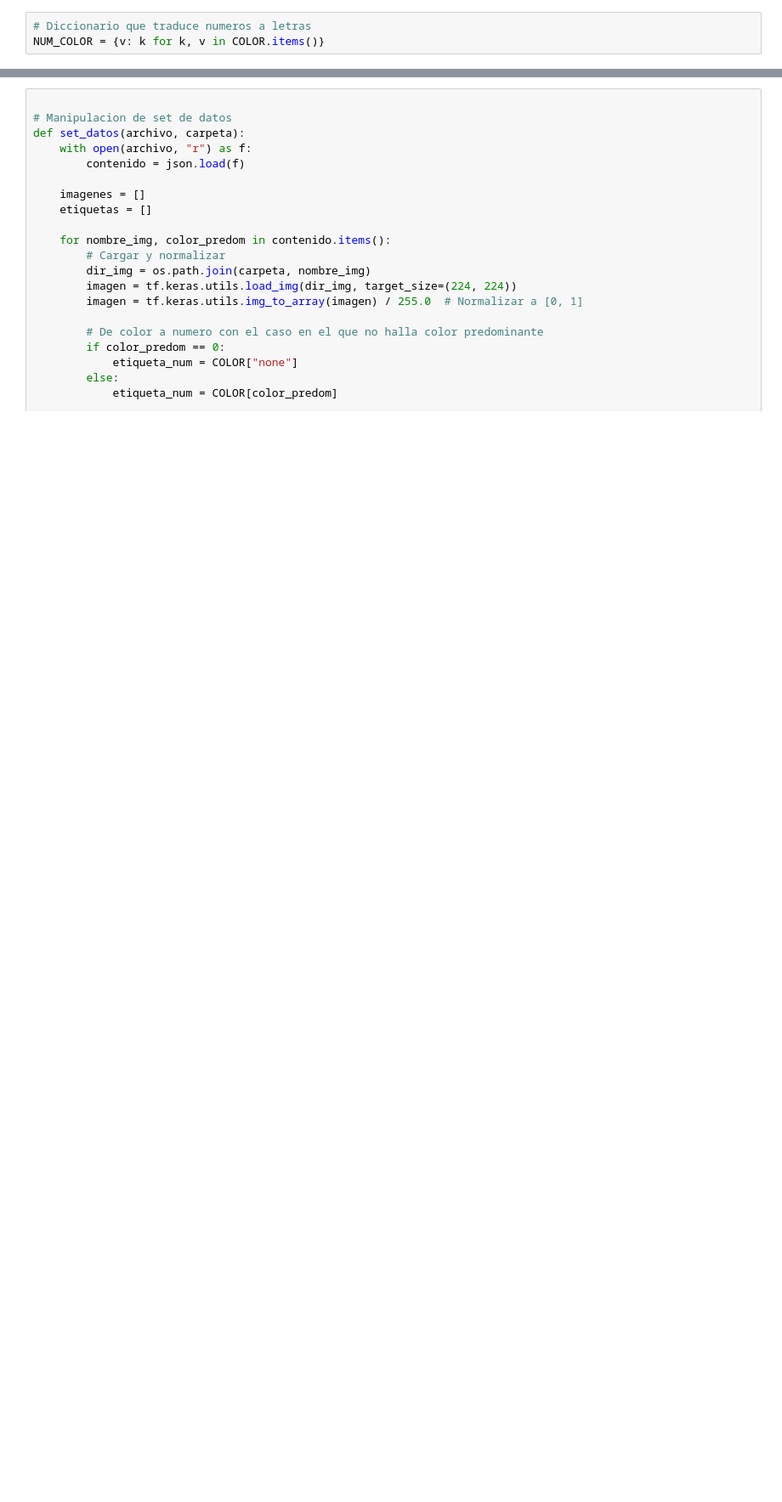
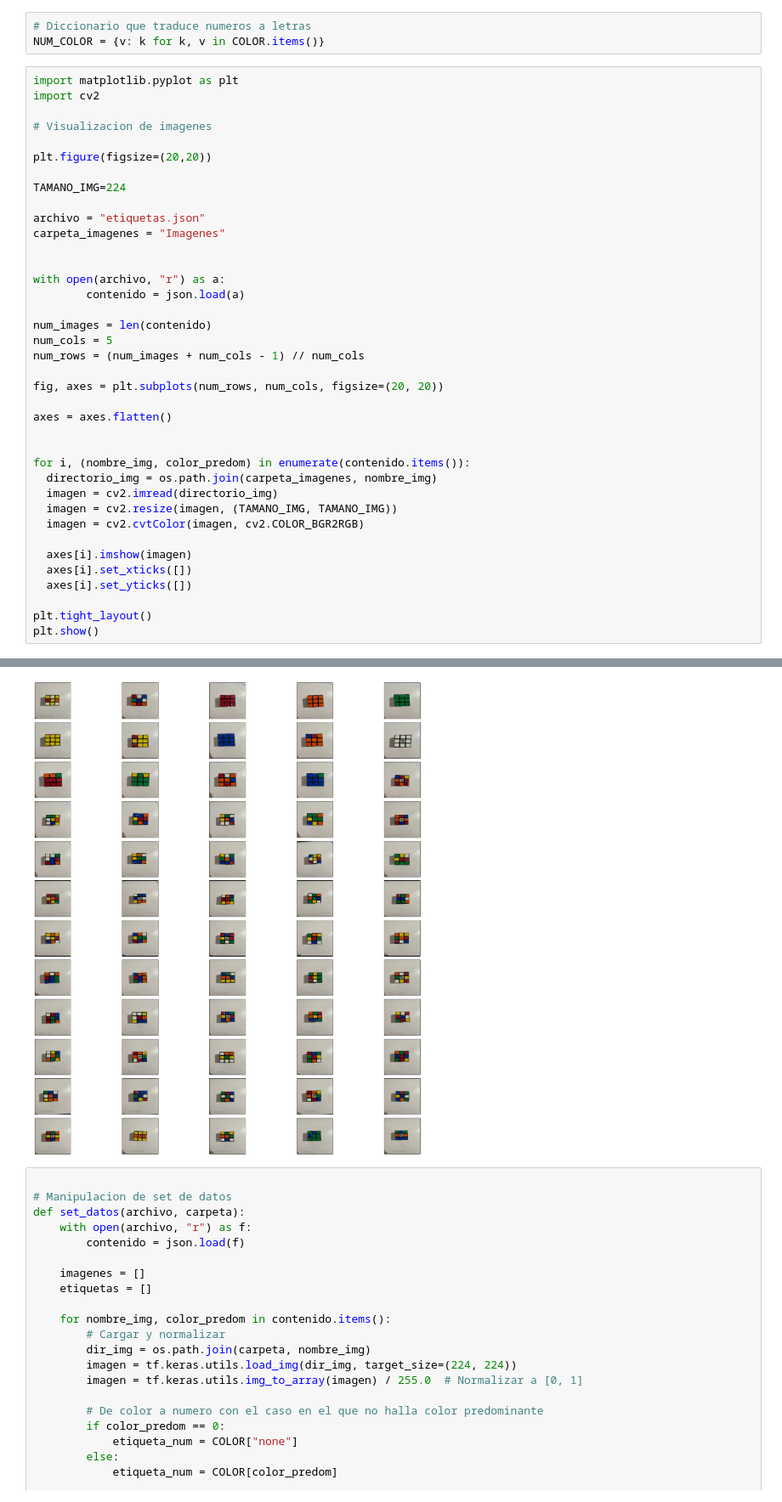
Before and after one commit to saulantonine/Redes-Neuronales, a Jupyter notebook: Color_predominante_en_cubo_Rubik.ipynb, the cells around one changed output, grey strips where cells are left out. Shown at 85% size. Drawn from its saved outputs; the diff is of its cells as text; blank space fills up the shorter version.

```diff
--- a/Color_predominante_en_cubo_Rubik.ipynb
+++ b/Color_predominante_en_cubo_Rubik.ipynb
@@ -22,3 +22,42 @@ COLOR = {
 # %%
 # Diccionario que traduce numeros a letras
 NUM_COLOR = {v: k for k, v in COLOR.items()}
+# %%
+import matplotlib.pyplot as plt
+import cv2
+
+# Visualizacion de imagenes
+
+plt.figure(figsize=(20,20))
+
+TAMANO_IMG=224
+
+archivo = "etiquetas.json"
+carpeta_imagenes = "Imagenes"
+
+
+with open(archivo, "r") as a:
+        contenido = json.load(a)
+
+num_images = len(contenido)
+num_cols = 5
+num_rows = (num_images + num_cols - 1) // num_cols
+
+fig, axes = plt.subplots(num_rows, num_cols, figsize=(20, 20))
+
+axes = axes.flatten()
+
+
+for i, (nombre_img, color_predom) in enumerate(contenido.items()):
+  directorio_img = os.path.join(carpeta_imagenes, nombre_img)
+  imagen = cv2.imread(directorio_img)
+  imagen = cv2.resize(imagen, (TAMANO_IMG, TAMANO_IMG))
+  imagen = cv2.cvtColor(imagen, cv2.COLOR_BGR2RGB)
+
+  axes[i].imshow(imagen)
+  axes[i].set_xticks([])
+  axes[i].set_yticks([])
+
+plt.tight_layout()
+plt.show()
+# %% [output]
@@ -25,3 +65,4 @@ NUM_COLOR = {v: k for k, v in COLOR.items()}
+[figure, added]
 # %%
 
 # Manipulacion de set de datos
```
Also changed, not shown: parts of 2 cells of this notebook.
